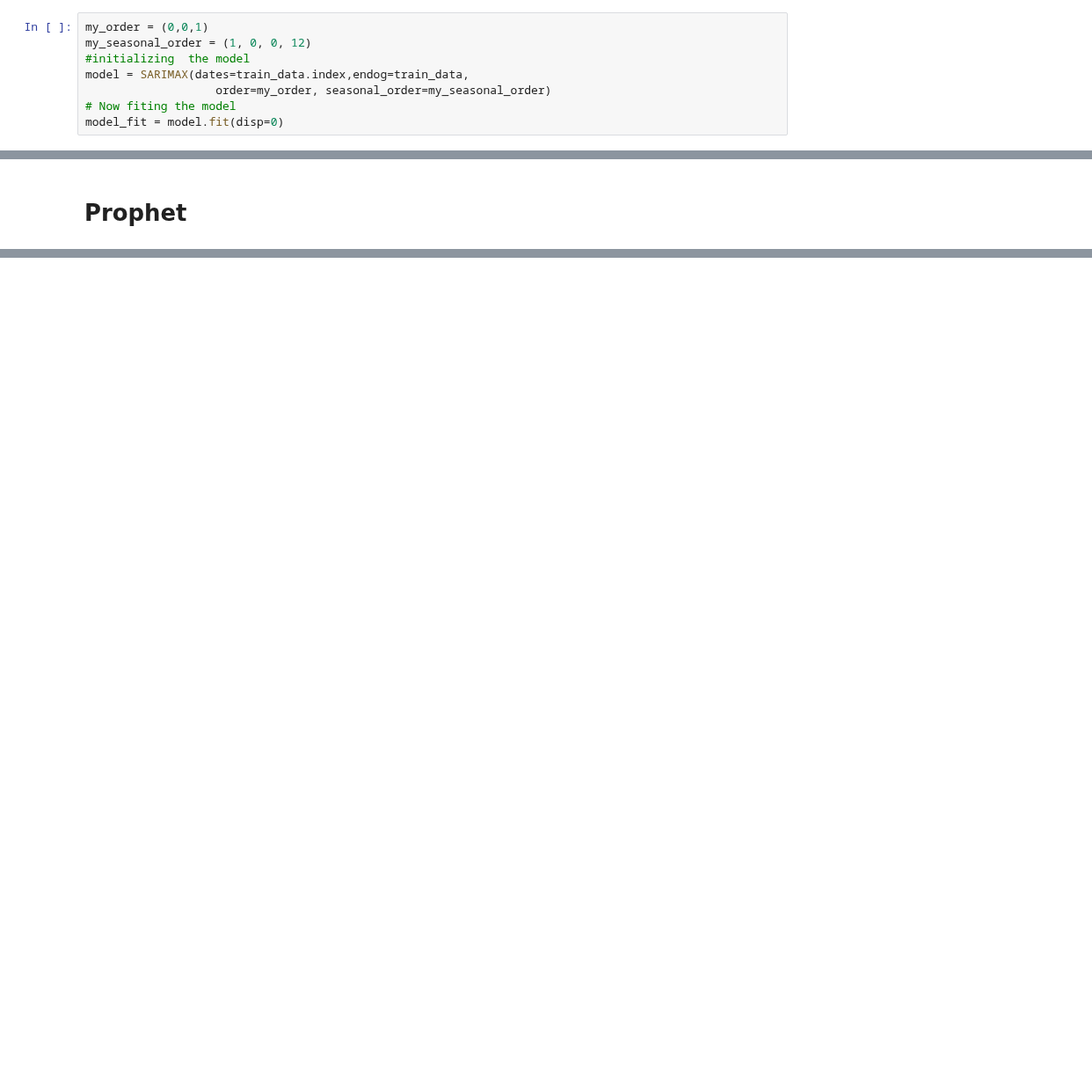
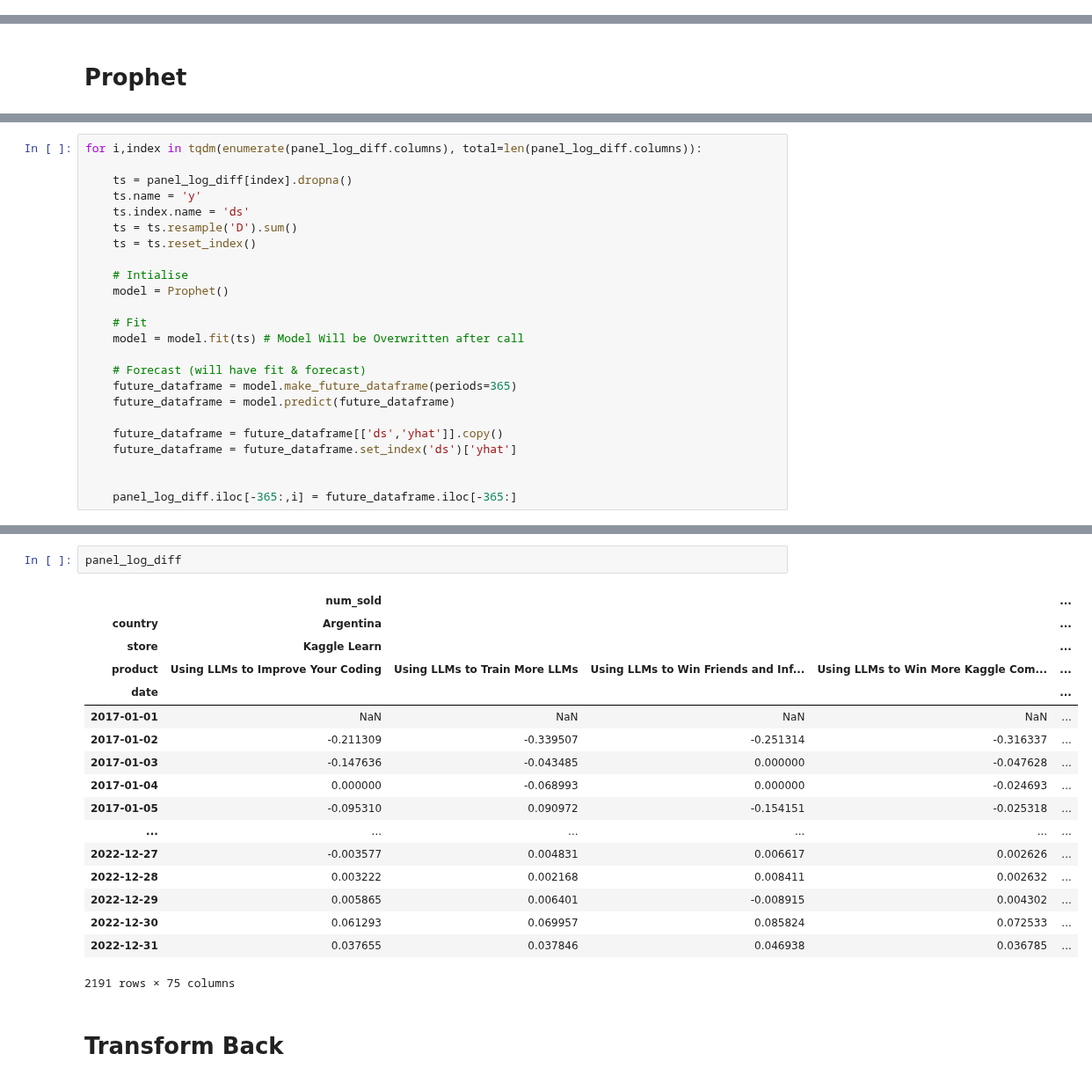
Before and after one commit to Bagirov-lab/Kaggle, a Jupyter notebook: playgrounds-s3e19-forecasting-mini-course-sales.ipynb, the cells around one changed output, grey strips where cells are left out. Shown at 88% size. Cells and saved outputs as stored; diff of their text form; blank space fills up the shorter version.

```diff
--- a/playgrounds-s3e19-forecasting-mini-course-sales.ipynb
+++ b/playgrounds-s3e19-forecasting-mini-course-sales.ipynb
@@ -406,8 +152,0 @@ test_data=Ex_Series_SARIMAX[-12:]
-# %%
-my_order = (0,0,1)
-my_seasonal_order = (1, 0, 0, 12)
-#initializing  the model
-model = SARIMAX(dates=train_data.index,endog=train_data,
-                   order=my_order, seasonal_order=my_seasonal_order)
-# Now fiting the model
-model_fit = model.fit(disp=0)
@@ -536,0 +182,24 @@ compute_smape(y_true=y_true, y_pred=y_pred)
+# %%
+for i,index in tqdm(enumerate(panel_log_diff.columns), total=len(panel_log_diff.columns)):
+
+    ts = panel_log_diff[index].dropna()
+    ts.name = 'y'
+    ts.index.name = 'ds'
+    ts = ts.resample('D').sum()
+    ts = ts.reset_index()
+
+    # Intialise
+    model = Prophet()
+
+    # Fit
+    model = model.fit(ts) # Model Will be Overwritten after call
+
+    # Forecast (will have fit & forecast)
+    future_dataframe = model.make_future_dataframe(periods=365)
+    future_dataframe = model.predict(future_dataframe)
+
+    future_dataframe = future_dataframe[['ds','yhat']].copy()
+    future_dataframe = future_dataframe.set_index('ds')['yhat']
+
+
+    panel_log_diff.iloc[-365:,i] = future_dataframe.iloc[-365:]
@@ -536,0 +224,22 @@ compute_smape(y_true=y_true, y_pred=y_pred)
+# %%
+panel_log_diff
+# %% [output]
+|  | num_sold |  |  |  | ... |
+| country | Argentina |  |  |  | ... |
+| store | Kaggle Learn |  |  |  | ... |
+| product | Using LLMs to Improve Your Coding | Using LLMs to Train More LLMs | Using LLMs to Win Friends and Inf... | Using LLMs to Win More Kaggle Com... | ... |
+| date |  |  |  |  | ... |
+| 2017-01-01 | NaN | NaN | NaN | NaN | ... |
+| 2017-01-02 | -0.211309 | -0.339507 | -0.251314 | -0.316337 | ... |
+| 2017-01-03 | -0.147636 | -0.043485 | 0.000000 | -0.047628 | ... |
+| 2017-01-04 | 0.000000 | -0.068993 | 0.000000 | -0.024693 | ... |
+| 2017-01-05 | -0.095310 | 0.090972 | -0.154151 | -0.025318 | ... |
+| ... | ... | ... | ... | ... | ... |
+| 2022-12-27 | -0.003577 | 0.004831 | 0.006617 | 0.002626 | ... |
+| 2022-12-28 | 0.003222 | 0.002168 | 0.008411 | 0.002632 | ... |
+| 2022-12-29 | 0.005865 | 0.006401 | -0.008915 | 0.004302 | ... |
+| 2022-12-30 | 0.061293 | 0.069957 | 0.085824 | 0.072533 | ... |
+| 2022-12-31 | 0.037655 | 0.037846 | 0.046938 | 0.036785 | ... |
+2191 rows × 75 columns
+# %% [markdown]
+# Transform Back
```
Also changed, not shown: parts of 71 cells of this notebook.
